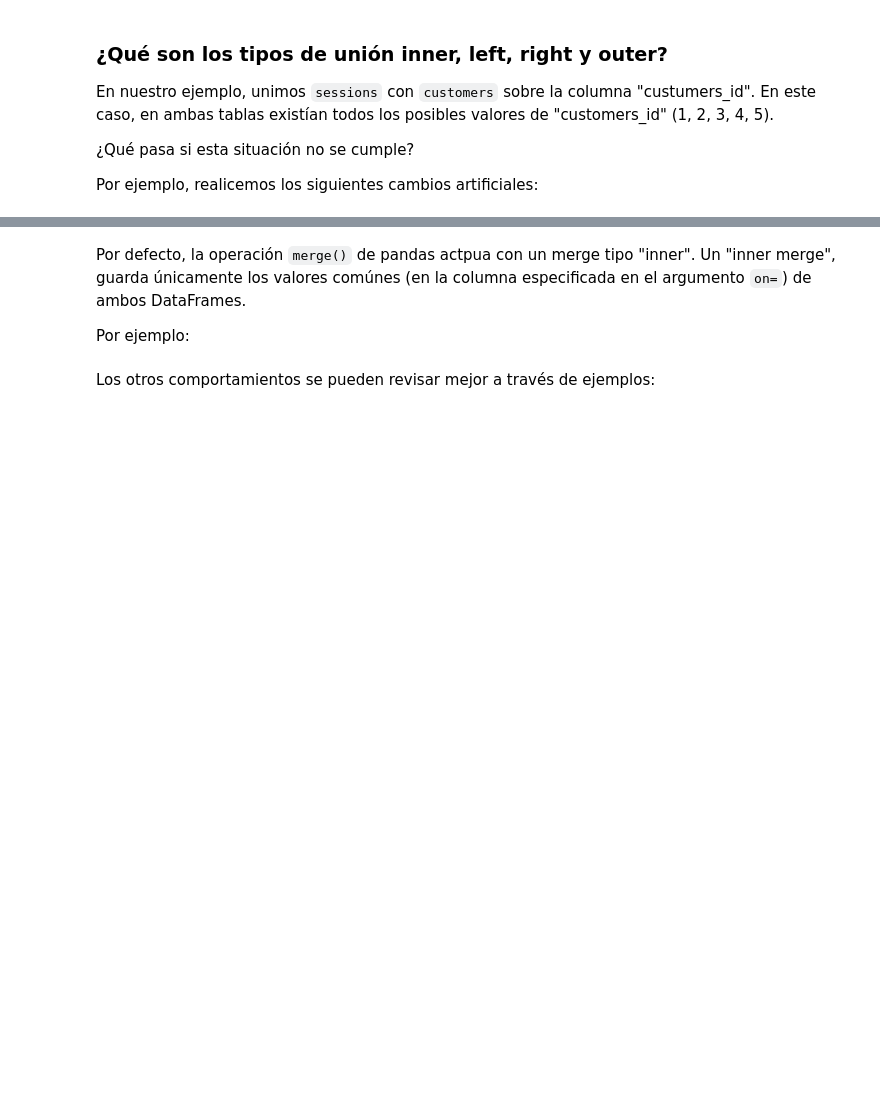
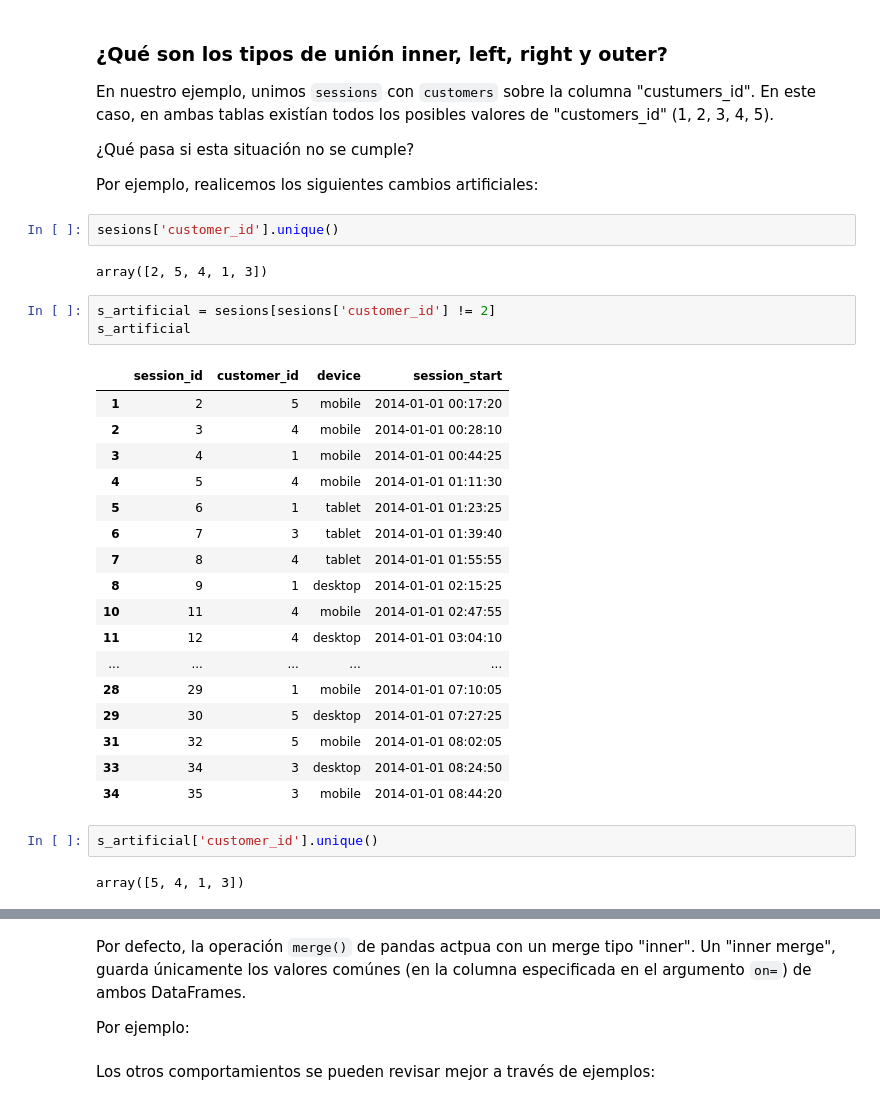
Before and after one commit to anamaria1404/Propedeutico_Algoritmos_O2026, a Jupyter notebook: Modulo3/Clase7_ManipulacionDatosPandas2.ipynb, the cells around one changed output, grey strips where cells are left out. Saved outputs shown, nothing was run; the diff lists cells and outputs as text; blank space fills up the shorter version.

```diff
--- a/Modulo3/Clase7_ManipulacionDatosPandas2.ipynb
+++ b/Modulo3/Clase7_ManipulacionDatosPandas2.ipynb
@@ -168,3 +483,32 @@ En nuestro ejemplo, unimos `sessions` con `customers` sobre la columna "custumer
 ¿Qué pasa si esta situación no se cumple?
 
 Por ejemplo, realicemos los siguientes cambios artificiales:
+# %%
+sesions['customer_id'].unique()
+# %% [output]
+array([2, 5, 4, 1, 3])
+# %%
+s_artificial = sesions[sesions['customer_id'] != 2]
+s_artificial
+# %% [output]
+|  | session_id | customer_id | device | session_start |
+| 1 | 2 | 5 | mobile | 2014-01-01 00:17:20 |
+| 2 | 3 | 4 | mobile | 2014-01-01 00:28:10 |
+| 3 | 4 | 1 | mobile | 2014-01-01 00:44:25 |
+| 4 | 5 | 4 | mobile | 2014-01-01 01:11:30 |
+| 5 | 6 | 1 | tablet | 2014-01-01 01:23:25 |
+| 6 | 7 | 3 | tablet | 2014-01-01 01:39:40 |
+| 7 | 8 | 4 | tablet | 2014-01-01 01:55:55 |
+| 8 | 9 | 1 | desktop | 2014-01-01 02:15:25 |
+| 10 | 11 | 4 | mobile | 2014-01-01 02:47:55 |
+| 11 | 12 | 4 | desktop | 2014-01-01 03:04:10 |
+| ... | ... | ... | ... | ... |
+| 28 | 29 | 1 | mobile | 2014-01-01 07:10:05 |
+| 29 | 30 | 5 | desktop | 2014-01-01 07:27:25 |
+| 31 | 32 | 5 | mobile | 2014-01-01 08:02:05 |
+| 33 | 34 | 3 | desktop | 2014-01-01 08:24:50 |
+| 34 | 35 | 3 | mobile | 2014-01-01 08:44:20 |
+# %%
+s_artificial['customer_id'].unique()
+# %% [output]
+array([5, 4, 1, 3])
```
Also changed, not shown: parts of 45 cells of this notebook.
